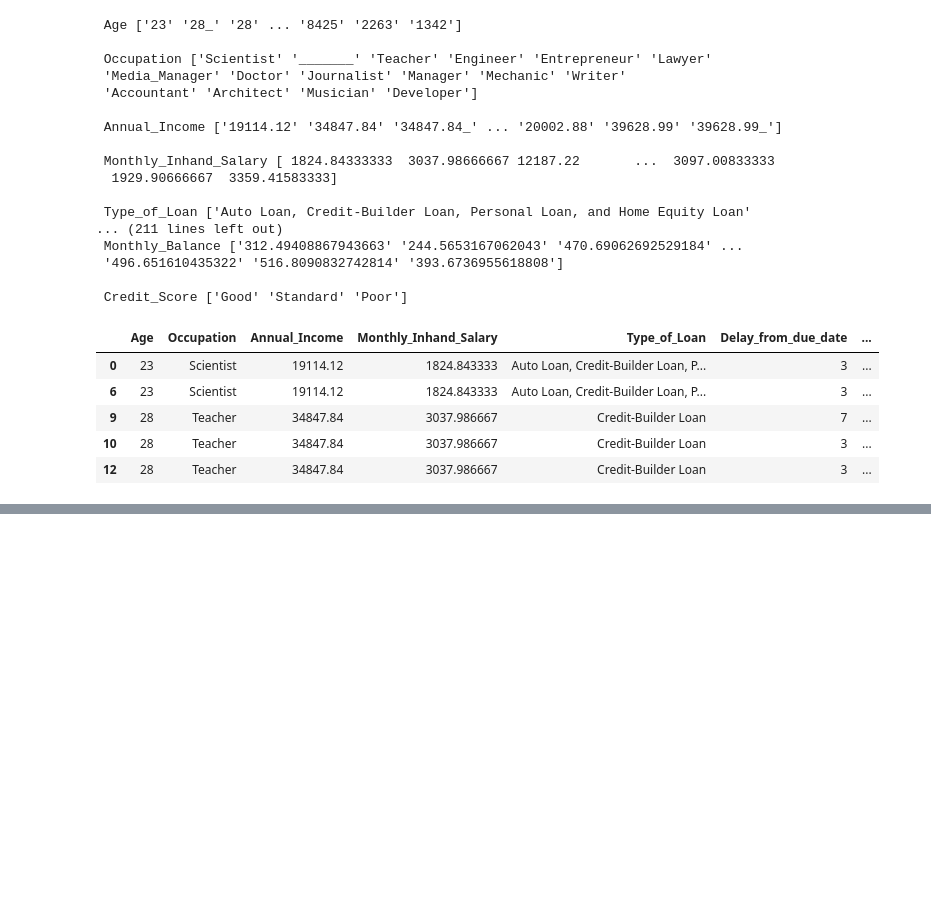
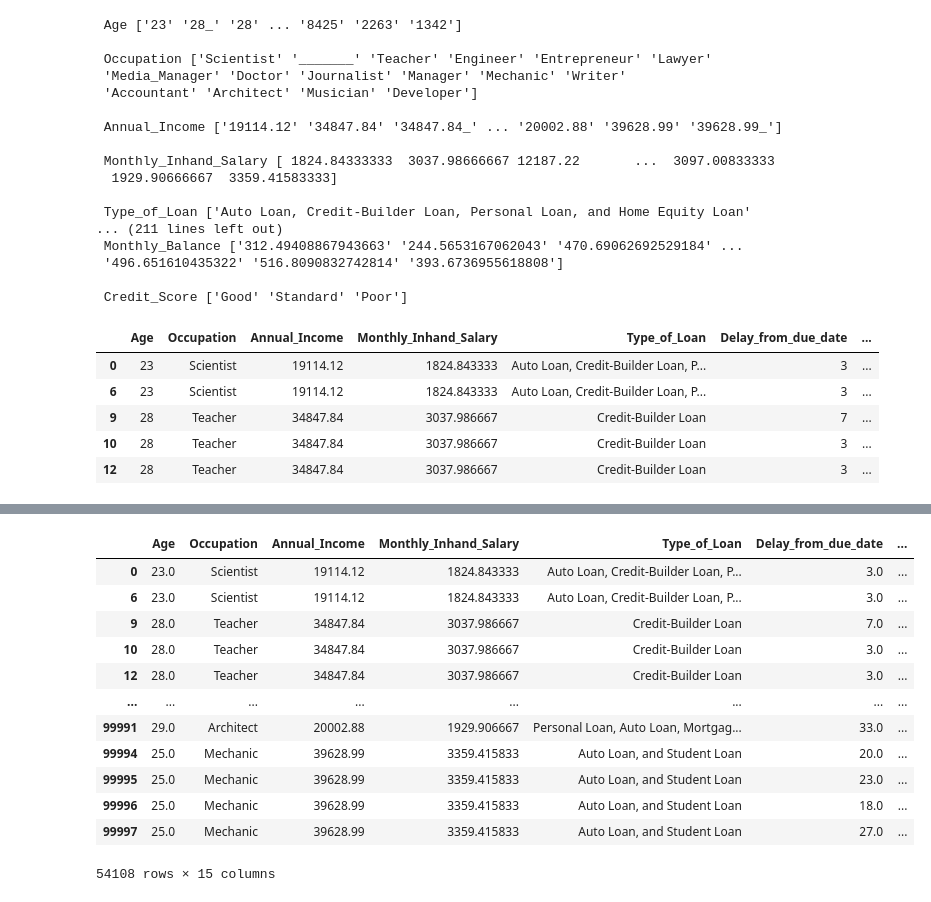
Before and after one commit to amaboh/Machine_learning_in_finance, a Jupyter notebook: Credit score/Credit score.ipynb, the cells around one changed output, grey strips where cells are left out. Saved outputs shown, nothing was run; the diff lists cells and outputs as text; code cells hidden in the pictures; blank space fills up the shorter version.

```diff
--- a/Credit score/Credit score.ipynb
+++ b/Credit score/Credit score.ipynb
@@ -178,0 +214,27 @@ drop_na['Payment_Behaviour'] = drop_na['Payment_Behaviour'].astype(str).str.repl
+# %%
+# Transform the target data to numerical
+drop_na['Credit_Score'] = drop_na['Credit_Score'].str.replace('Good', '3', n=-1)
+drop_na['Credit_Score'] = drop_na['Credit_Score'].str.replace('Standard', '2', n=-1)
+drop_na['Credit_Score'] = drop_na['Credit_Score'].str.replace('Poor', '1', n=-1)
+drop_na['Credit_Score'] = drop_na[['Credit_Score']].apply(pd.to_numeric)
+
+drop_na['Credit_Score'] = drop_na[['Credit_Score']].apply(pd.to_numeric)
+drop_na['Payment_of_Min_Amount'] = drop_na['Payment_of_Min_Amount'].str.replace('NM','0')
+drop_na['Payment_of_Min_Amount'] = drop_na['Payment_of_Min_Amount'].str.replace('Yes','1')
+drop_na['Payment_of_Min_Amount'] = drop_na['Payment_of_Min_Amount'].str.replace('No','2')
+drop_na['Payment_of_Min_Amount'] = drop_na[['Payment_of_Min_Amount']].apply(pd.to_numeric)
+drop_na
+# %% [output]
+|  | Age | Occupation | Annual_Income | Monthly_Inhand_Salary | Type_of_Loan | Delay_from_due_date | ... |
+| 0 | 23.0 | Scientist | 19114.12 | 1824.843333 | Auto Loan, Credit-Builder Loan, P... | 3.0 | ... |
+| 6 | 23.0 | Scientist | 19114.12 | 1824.843333 | Auto Loan, Credit-Builder Loan, P... | 3.0 | ... |
+| 9 | 28.0 | Teacher | 34847.84 | 3037.986667 | Credit-Builder Loan | 7.0 | ... |
+| 10 | 28.0 | Teacher | 34847.84 | 3037.986667 | Credit-Builder Loan | 3.0 | ... |
+| 12 | 28.0 | Teacher | 34847.84 | 3037.986667 | Credit-Builder Loan | 3.0 | ... |
+| ... | ... | ... | ... | ... | ... | ... | ... |
+| 99991 | 29.0 | Architect | 20002.88 | 1929.906667 | Personal Loan, Auto Loan, Mortgag... | 33.0 | ... |
+| 99994 | 25.0 | Mechanic | 39628.99 | 3359.415833 | Auto Loan, and Student Loan | 20.0 | ... |
+| 99995 | 25.0 | Mechanic | 39628.99 | 3359.415833 | Auto Loan, and Student Loan | 23.0 | ... |
+| 99996 | 25.0 | Mechanic | 39628.99 | 3359.415833 | Auto Loan, and Student Loan | 18.0 | ... |
+| 99997 | 25.0 | Mechanic | 39628.99 | 3359.415833 | Auto Loan, and Student Loan | 27.0 | ... |
+54108 rows × 15 columns
```
Also changed, not shown: parts of 12 cells of this notebook.
